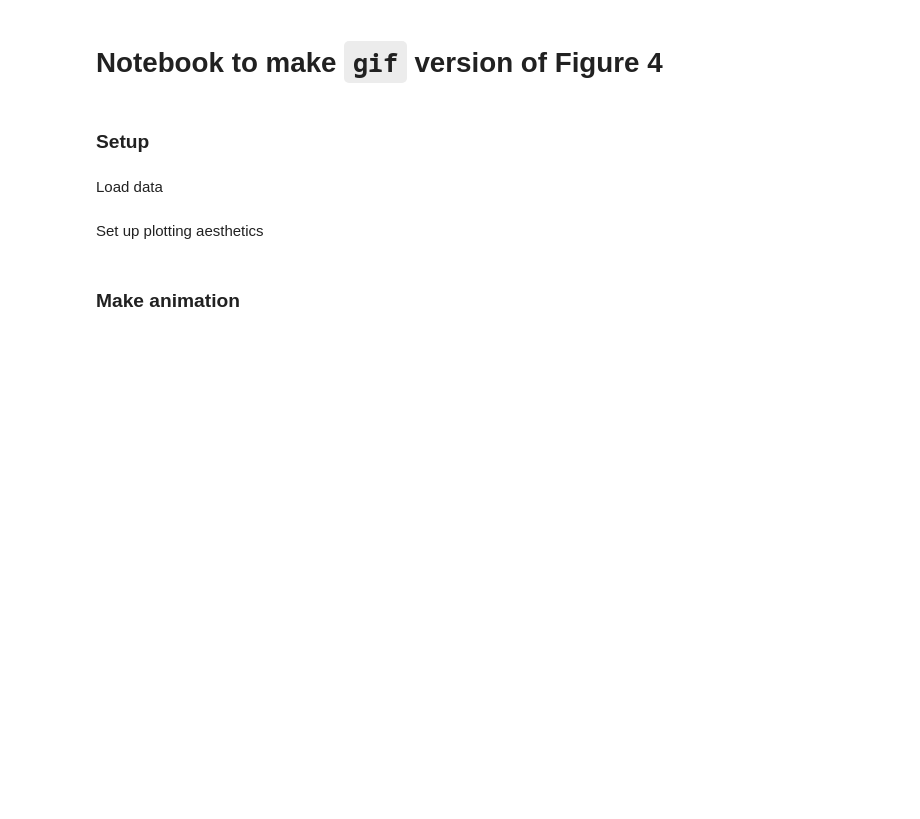
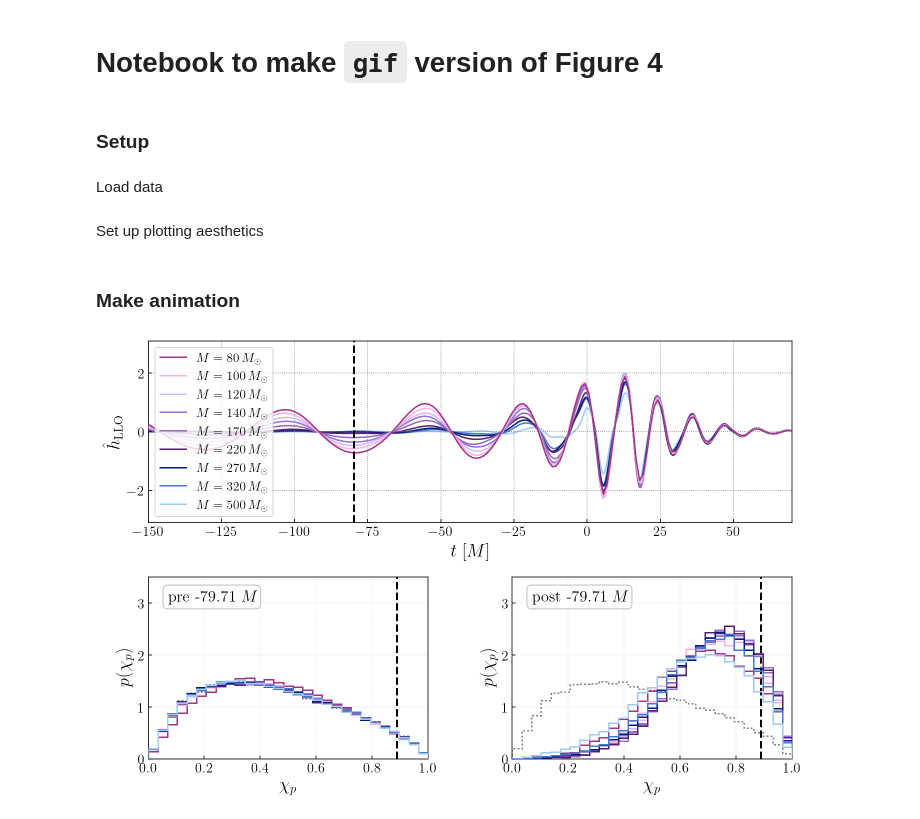
Before and after one commit to simonajmiller/heavy-precessing-bbh-time-domain, a Jupyter notebook: gifs/gif_figure_04.ipynb, the cells around one changed output. Drawn from its saved outputs; the diff is of its cells as text; code cells hidden in the pictures; blank space fills up the shorter version.

Commit message:
added more masses to gif of figure 4

```diff
--- a/gifs/gif_figure_04.ipynb
+++ b/gifs/gif_figure_04.ipynb
@@ -50,11 +50,11 @@ diff_mass_injs = h5ify.load(data_dir+'waveforms_different_total_masses.h5')
 Set up plotting aesthetics
 # %%
 # Which total masses to plot
-masses = [80, 100, 120, 270, 500]
+masses = [80, 100, 120, 140, 170, 220, 270, 320, 500]
 masses_to_plot = [f'total mass {Mtot}' for Mtot in masses]
 
 # Associated colors and labels
-colors = [cp3[6], cp2[6],  'mediumpurple', cp3[0], cp2[0]]
+colors = [cp3[6], cp2[6],  cp2[4], 'mediumpurple', cp[4], cp3[4], cp3[0], cp[0], cp2[0]]
 labels = [fr'$M = {Mtot} \, M_\odot$' for Mtot in masses]
 
 # Get the prior samples for chi_p
@@ -107,7 +107,7 @@ for n, cycle in enumerate(pf.cutoff_cycles_all[:-2]):
     ax.set_ylim(-3.1,3.1)
     ax.set_xlabel(r'$t$~[$M$]')
     ax.set_ylabel(r'$\hat h_{\rm LLO}$')
-    ax.legend(loc='upper left', frameon=True)
+    ax.legend(loc='upper left', fontsize=13, frameon=True)
 
 
     ## BOTTOM ROW: PRE- AND POST-CUTOFF POSTERIORS
@@ -122,34 +122,40 @@ for n, cycle in enumerate(pf.cutoff_cycles_all[:-2]):
 
             hist_kws = dict(histtype='step', density=True, bins=hist_bins, lw=1.5, color=color)
 
             p = 'chi_p'
             pf.plot_posterior(ax, chip_posterior, pf.xlims[p], chip_ymax, pf.params[p], **hist_kws, zorder=5-n)
             pf.plot_posterior(ax, chip_prior, pf.xlims[p], chip_ymax, pf.params[p], **prior_hist_kws)
 
             if '270' in mtotal:
 
                 # plot true value
                 ax.axvline(injected_params_dict[mtotal][p], color='k', lw=2, ls='--')
 
                 # label
                 t_M = pf.transform_s_to_M(float(t), float(injected_params_dict[mtotal]['mtotal']))
                 t_M = np.round(t_M, 2)
                 ax.text(0.07, 0.93, fr'{prepost} {t_M} $M$', fontsize=16, bbox=bbox_dict,
                              transform=ax.transAxes, verticalalignment='top', horizontalalignment='left')
 
                 ax.set_ylabel('Probability\ndensity')
 
     plt.subplots_adjust(hspace=0.3, wspace=0.3)
 
 
     # savename
     savename = f'for_gif_figure_04/frame{n:02}.png'
     plt.savefig(savename, dpi=300, bbox_inches='tight')
-    plt.close()
+
+    if n==0: ## for checking that the plot looks good
+        plt.show()
+    else:
+        plt.close()
 
     # append to `frames` which will be used to make the gif
     image = imageio.v2.imread(savename)
     frames.append(image)
+# %% [output]
+[figure, added]
 # %%
 # Assemble into a gif
 fps = 1.5
```
Also changed, not shown: 1 other file.
